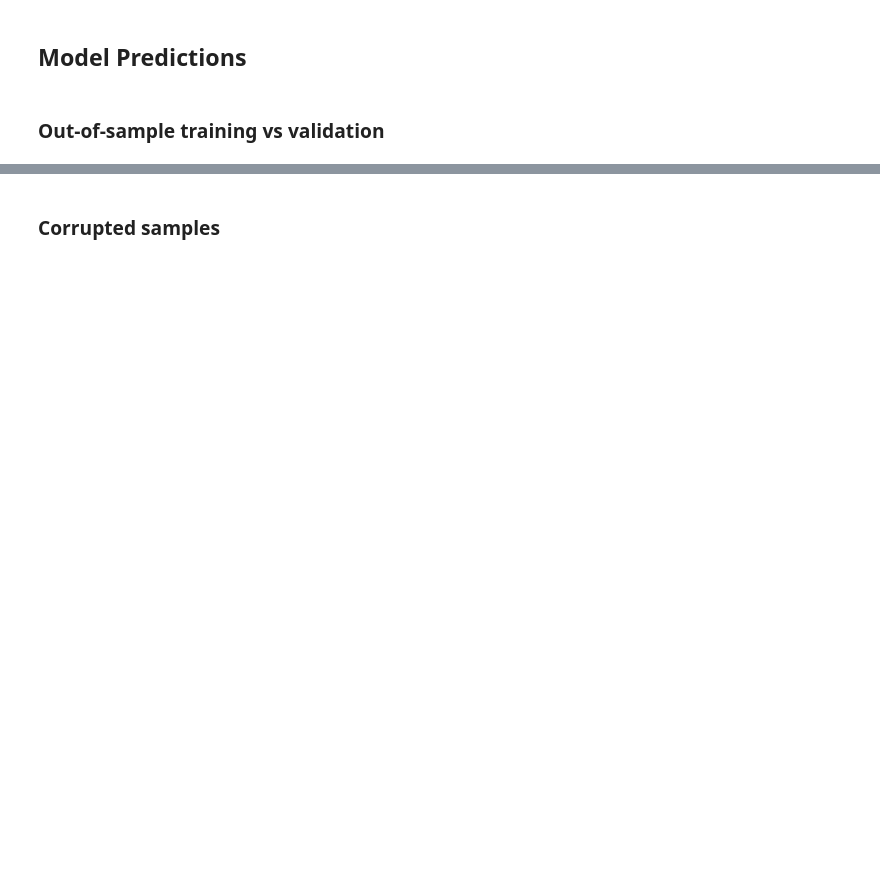
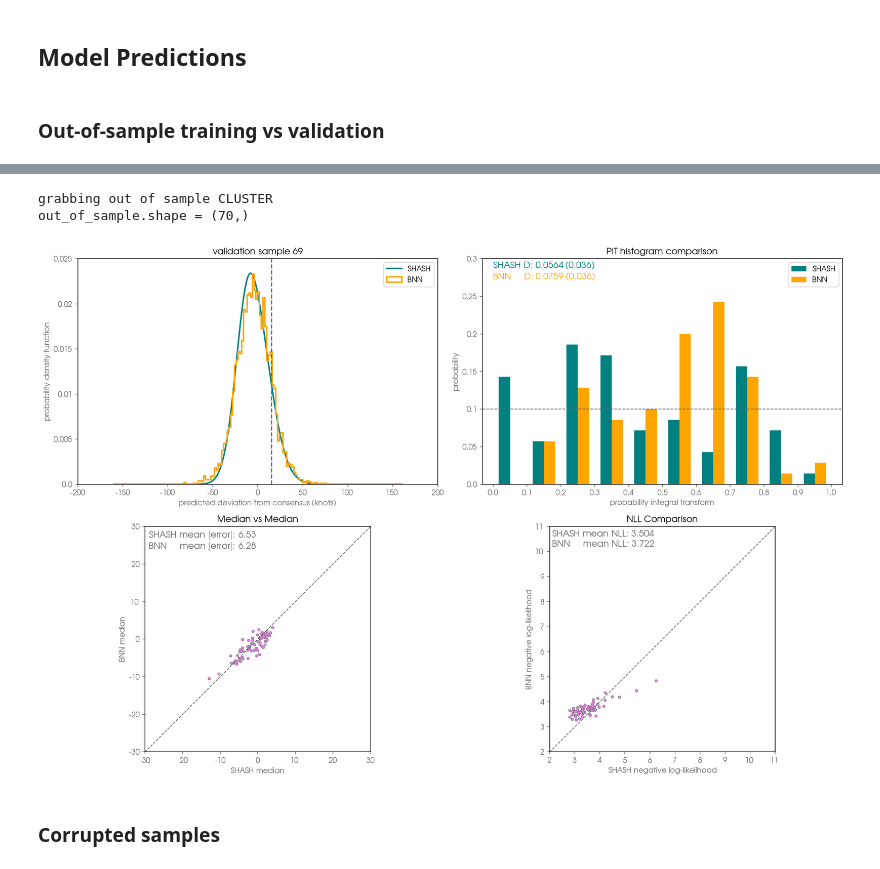
Before and after one commit to eabarnes1010/hurricane_uqcomparisons, a Jupyter notebook: _analyze_outOfSample.ipynb, the cells around one changed output, grey strips where cells are left out. Drawn from its saved outputs; the diff is of its cells as text; code cells hidden in the pictures; blank space fills up the shorter version.

Commit message:
out of sample analysis using kmeans

```diff
--- a/_analyze_outOfSample.ipynb
+++ b/_analyze_outOfSample.ipynb
@@ -51,10 +53,13 @@ silence_tensorflow()
 dpiFig = 400
 # %%
 __author__ = "Randal J Barnes and Elizabeth A. Barnes"
-__version__ = "15 December 2021"
+__version__ = "17 December 2021"
 
-EXP_NAME_LIST = ("intensity2_EPCP48","intensity3_EPCP48")
+# EXP_NAME_LIST = ("intensity2_EPCP48","intensity3_EPCP48")
+# EXP_NAME_LIST = ("intensity104_EPCP48","intensity105_EPCP48")
 # EXP_NAME_LIST = ("intensity106_EPCP48","intensity107_EPCP48")
+EXP_NAME_LIST = ("intensity200_EPCP48","intensity201_EPCP48")
+
 
 DATA_PATH = "data/"
 MODEL_PATH = "saved_models/"
@@ -130,7 +144,7 @@ tf.random.set_seed(network_seed)
 for j in tqdm(range(0,np.shape(shash_cpd)[0])):
     mu_pred, sigma_pred, gamma_pred, tau_pred = prediction.params( x_val[np.newaxis,j], model_shash )
     shash_cpd[j,:] = shash.prob(shash_incs, mu_pred, sigma_pred, gamma_pred, tau_pred)
-    shash_med[j]   = shash.median(mu_pred,sigma_pred,gamma_pred,np.ones(np.shape(mu_pred)))
+    shash_med[j]   = shash.median(mu_pred,sigma_pred,gamma_pred,tau_pred)
 
 # loop through runs for bnn calculation
 for i in tqdm(range(0,runs)):
@@ -173,30 +191,38 @@ if(settings["train_condition"]=='DV12<=15'):
     i_var = data_summary["x_names"].index('DV12')
     i_index = np.where(x_val[:,i_var]>15)[0]
 elif(settings["train_condition"]=='VMXC<=90'):
     print('grabbing out of sample ' + 'VMXC')
     i_var = data_summary["x_names"].index('VMXC')
     i_index = np.where(x_val[:,i_var]>90)[0]
+elif(settings["train_condition"]=='cluster'):
+    print('grabbing out of sample ' + 'CLUSTER')
+    i_index = np.where(data_summary["cluster_val"] == data_summary["culster_out"])[0]
 
+print('out_of_sample.shape = ' + str(i_index.shape))
 
 f, axs = plt.subplots(2, 2, figsize=(15,10))
 
 # plot sample
 ax = axs[0,0]
 analysis_plots.plot_sample(ax, onehot_val[i_index,:], shash_incs, shash_cpd[i_index,:], bnn_cpd[i_index,:])
 
 # plot PITS
 ax = axs[0,1]
 analysis_plots.plot_pits(ax, x_val[i_index,:], onehot_val[i_index,:], model_shash, shash_cpd[i_index,:], bnn_cpd[i_index,:])
 
 # plot median vs median
 ax = axs[1,0]
 analysis_plots.plot_medians(ax, onehot_val[i_index,:], shash_cpd[i_index,:], bnn_cpd[i_index,:], shash_med[i_index])
 
 # plot NLLs
 ax = axs[1,1]
 analysis_plots.plot_nlls(ax, x_val[i_index,:], onehot_val[i_index,:], model_shash, shash_cpd[i_index,:], bnn_cpd[i_index,:])
 
 plt.tight_layout()
 
 plt.savefig('figures/prediction_plots/comparisonsPanels_outOfSample_' + model_name_shash + '_' + model_name_bnn + '.png', dpi=dpiFig)
 plt.show()
+# %% [output]
+grabbing out of sample CLUSTER
+out_of_sample.shape = (70,)
+[figure, added]
```
Also changed, not shown: parts of 7 cells of this notebook, 4 other files.
